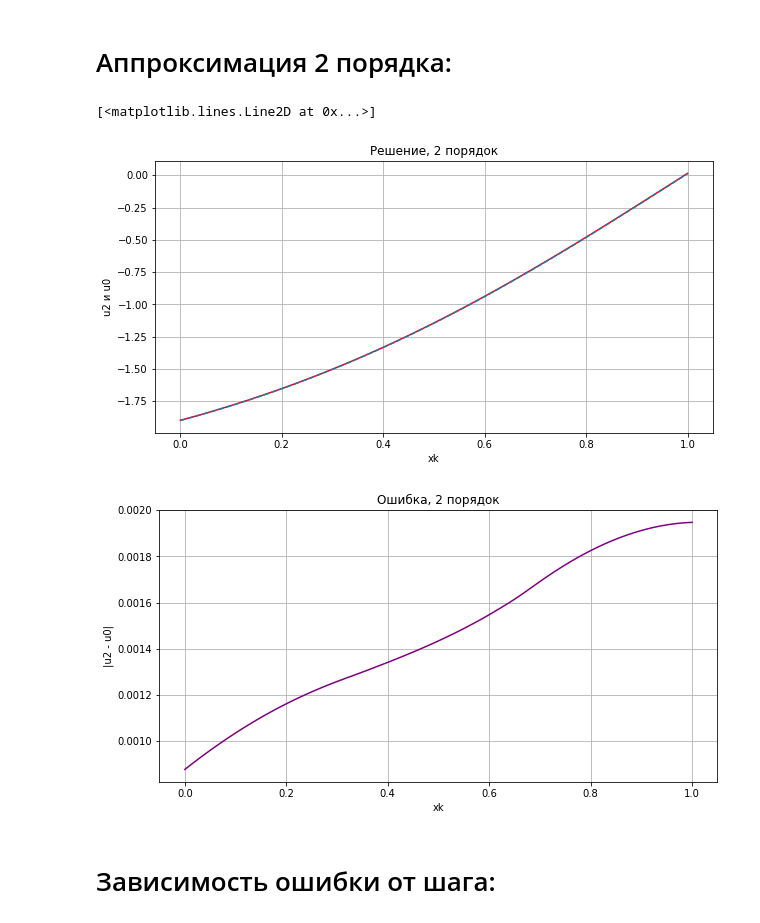
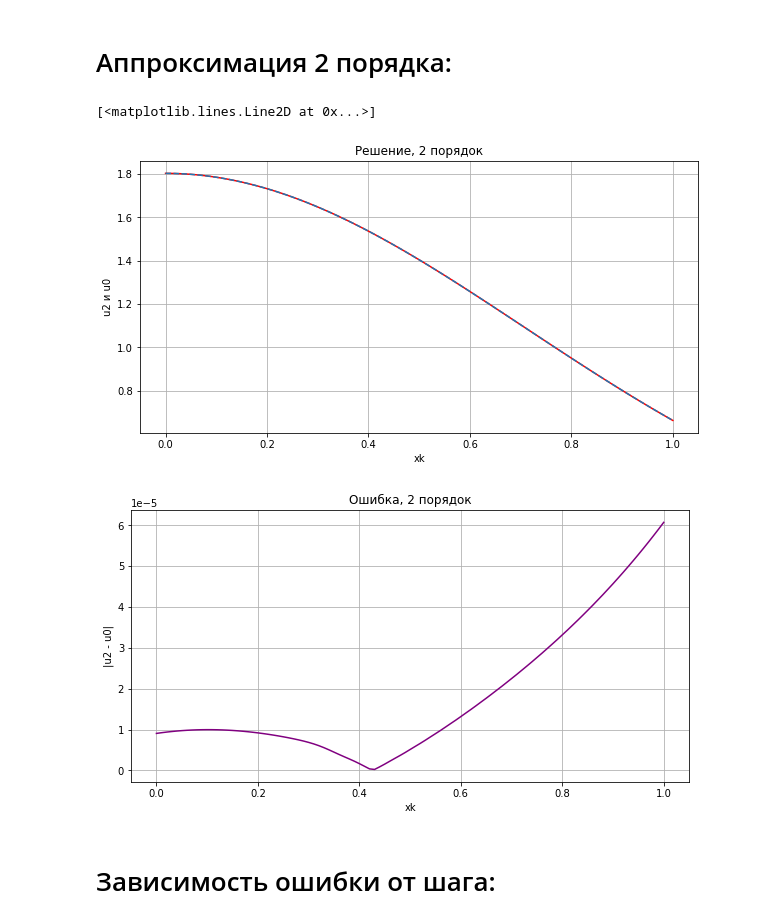
Before and after one commit to mainarel/Numerical_Methods_6, a Jupyter notebook: 1_Wave_equation2.0.ipynb, the cells around one changed output. Saved outputs shown, nothing was run; the diff lists cells and outputs as text; code cells hidden in the pictures.

```diff
--- a/1_Wave_equation2.0.ipynb
+++ b/1_Wave_equation2.0.ipynb
@@ -7,46 +7,38 @@ import numpy as np
 from matplotlib import pyplot as plt
 import networkx as nx
 from matplotlib.animation import FuncAnimation, PillowWriter
-
-# u_tt = u_xx / 2 + 2.5 * th(t-x) / ch^2(t-x)
+import math
 
 
-T_0 = 1
-ro = np.sqrt(2)
+aa = 1/math.sqrt(2)
 
-a0, b0, a1, b1 = -1, 2, 1, 0
-
-def kurant(a, tau, h):
-  return ((a*tau)/h)**2
-
-def koef_a(T_0, ro):
-  return T_0 / ro
+a0, b0, a1, b1 = -1, 2, -1, 2
 
 def stability_condition(h, tau):
-  if (koef_a(T_0, ro) * tau) / h <= 1:
+  if (aa * tau) / h <= 1:
     return True
   else:
     return False
 
 def u0(x,t):
-  return (5/2)*np.tanh(x-t)
+  return 2/3*np.exp(t-x**2)
 
 def f(x,t):
-  return 2.5 * np.tanh(t-x) / (np.cosh(t-x))**2
+  return 8/6*(1-x**2)*np.exp(t-x**2)
 
 #начальные условия
 def phi1(x):
-  return 5/2 * np.tanh(x)
+  return 2/3*np.exp(-x**2)
 
 def phi2(x):
-  return (-5 / 2) / (np.cosh(x))**2
+  return 2/3*np.exp(-x**2)
 
 #граничные условия
 def gamma1(t):
-  return -5 * np.tanh(t) - (5/2) / (np.cosh(t))**2
+  return 4/3*np.exp(t)
 
 def gamma2(t):
-  return (5/2) / (np.cosh(1-t))**2
+  return 8/3*np.exp(t-1)
 
 xmin =  0
 xmax = 1
@@ -116,18 +107,18 @@ plt.plot(xk_cur, diff1, color='purple')
 # Аппроксимация 2 порядка:
 # %%
 def d2phi1(x):
-  return -5 * np.sinh(2*x) / (2*np.cosh(x))**4
+  return (8*x**2-4)/(3*np.exp(x**2))
 
 def ap2(h,tau):
 
   xk = np.arange(xmin, xmax + h, h)
   tn = np.arange(tmin, tmax, tau)
   u2 = np.zeros((3,len(xk)))
-  K = kurant(koef_a(T_0,ro), tau, h)
+
 
   #аппроксимация начальных условий
   u2[0] = phi1(xk)
-  u2[1] = u2[0] + tau * phi2(xk) + tau**2 / 2 * (koef_a(T_0, ro)**2 * d2phi1(xk) + f(xk, 0))
+  u2[1] = u2[0] + tau * phi2(xk) + tau**2 / 2 * (aa**2 * d2phi1(xk) + f(xk, 0))
 
 
   for i in range(2, len(tn)):
@@ -136,35 +127,35 @@ def ap2(h,tau):
 
         u2[2][0] = 2*0.5*(tau / h) ** 2 *(u2[1][1] -(1 - h*b0/a0)*u2[1][0] - h/a0 * gamma1(i*tau-tau)) + 2*u2[1][0] - u2[0][0] + tau**2*f(0, tau*i-tau)
         u2[2][-1] = 2*0.5*(tau / h) ** 2 *(u2[1][-2] -(1 + h*b1/a1)*u2[1][-1] + h/a1 * gamma2(i*tau-tau)) + 2*u2[1][-1] - u2[0][-1] + tau**2*f(xk[-1], tau*i-tau)
 
         u2[0] = [u2[1][k] for k in range(len(u2[0]))]
         u2[1] = [u2[2][k] for k in range(len(u2[0]))]
 
   return u2[-1]
 
 tn_cur = np.arange(tmin, tmax, tau_cur)
 xk_cur = np.arange(xmin, xmax + h_cur, h_cur)
 ypol2 = ap2(h_cur,tau_cur)
 diff2 = [abs(yreal1[i] - ypol2[i]) for i in range(len(yreal1))]
 
 plt.figure(figsize=(10,5))
 plt.title("Решение, 2 порядок")
 plt.xlabel("xk")
 plt.ylabel("u2 и u0")
 plt.grid()
 plt.plot(xk_cur, ypol2, color='red')
 plt.plot(xk_cur, yreal1, linestyle="--")
 
 plt.figure(figsize=(10,5))
 plt.title("Ошибка, 2 порядок")
 plt.xlabel("xk")
 plt.ylabel("|u2 - u0|")
 plt.grid()
 plt.plot(xk_cur, diff2, color='purple')
 # %% [output]
 [<matplotlib.lines.Line2D at 0x...>]
-[figure, old version]
+[figure, new version]
-[figure, old version]
+[figure, new version]
 # %% [markdown]
 # Зависимость ошибки от шага:
 # %%
```
Also changed, not shown: parts of 4 cells of this notebook.
